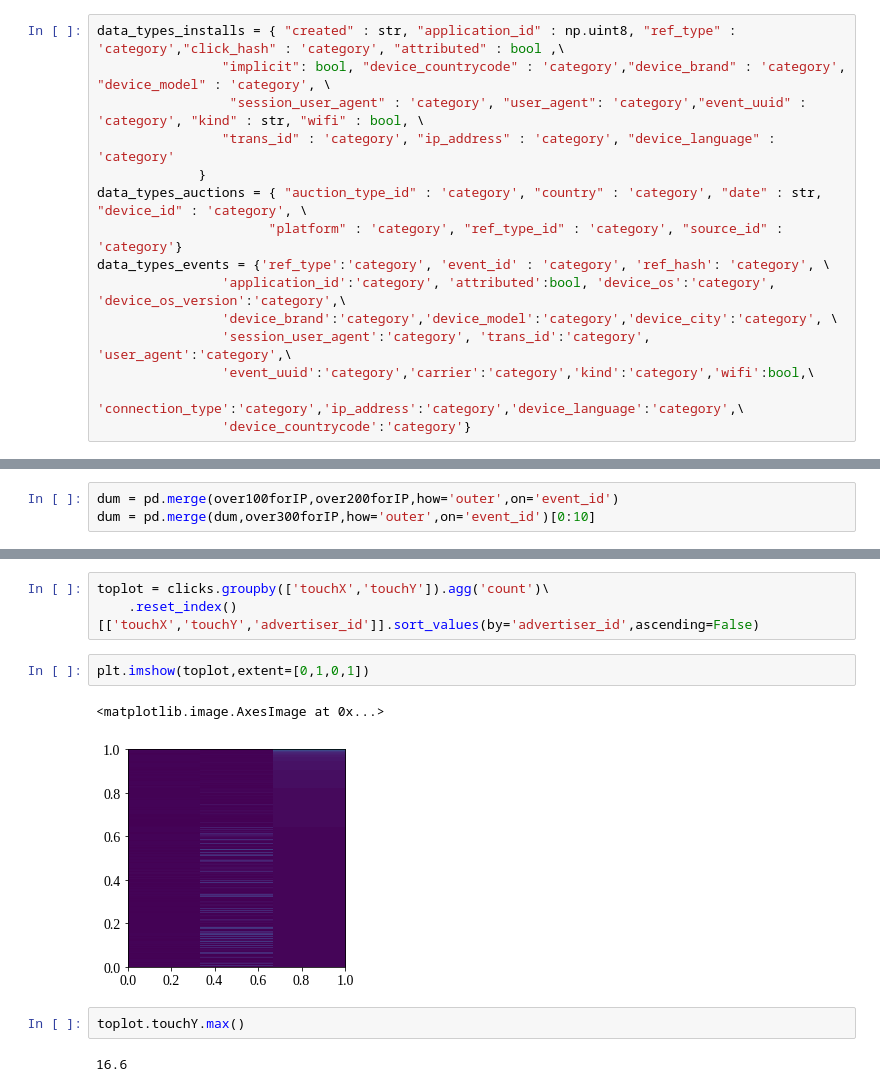
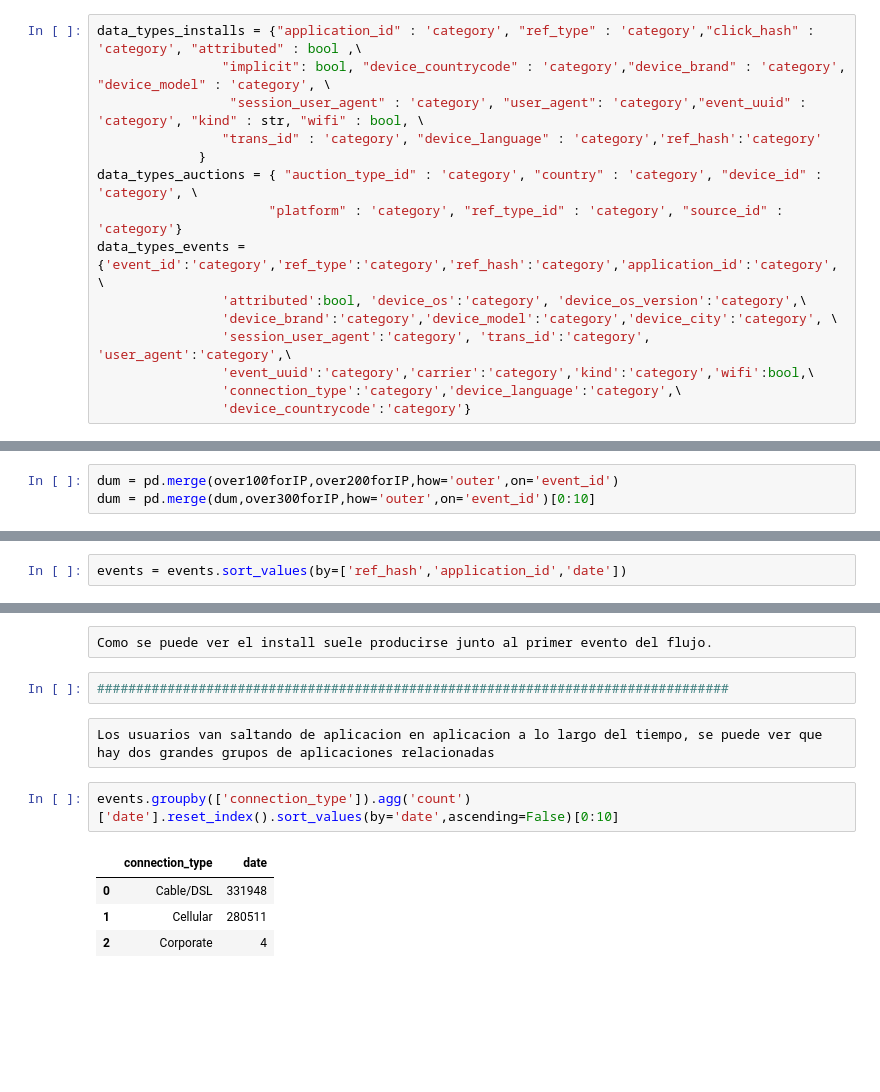
Before and after one commit to freedocx/7506Jampp, a Jupyter notebook: AnalisisExploratorio.ipynb, the cells around one changed output, grey strips where cells are left out. Drawn from its saved outputs; the diff is of its cells as text; blank space fills up the shorter version.

```diff
--- a/AnalisisExploratorio.ipynb
+++ b/AnalisisExploratorio.ipynb
@@ -34,17 +46,17 @@ folder = os.getcwd()
 # %% [markdown]
 #### Carga de datos
 # %%
-data_types_installs = { "created" : str, "application_id" : np.uint8, "ref_type" : 'category',"click_hash" : 'category', "attributed" : bool ,\
+data_types_installs = {"application_id" : 'category', "ref_type" : 'category',"click_hash" : 'category', "attributed" : bool ,\
                 "implicit": bool, "device_countrycode" : 'category',"device_brand" : 'category', "device_model" : 'category', \
                  "session_user_agent" : 'category', "user_agent": 'category',"event_uuid" : 'category', "kind" : str, "wifi" : bool, \
-                "trans_id" : 'category', "ip_address" : 'category', "device_language" : 'category'
+                "trans_id" : 'category', "device_language" : 'category','ref_hash':'category'
              }
-data_types_auctions = { "auction_type_id" : 'category', "country" : 'category', "date" : str, "device_id" : 'category', \
+data_types_auctions = { "auction_type_id" : 'category', "country" : 'category', "device_id" : 'category', \
                       "platform" : 'category', "ref_type_id" : 'category', "source_id" : 'category'}
-data_types_events = {'ref_type':'category', 'event_id' : 'category', 'ref_hash': 'category', \
-                'application_id':'category', 'attributed':bool, 'device_os':'category', 'device_os_version':'category',\
+data_types_events = {'event_id':'category','ref_type':'category','ref_hash':'category','application_id':'category', \
+                'attributed':bool, 'device_os':'category', 'device_os_version':'category',\
                 'device_brand':'category','device_model':'category','device_city':'category', \
                 'session_user_agent':'category', 'trans_id':'category', 'user_agent':'category',\
                 'event_uuid':'category','carrier':'category','kind':'category','wifi':bool,\
-                'connection_type':'category','ip_address':'category','device_language':'category',\
+                'connection_type':'category','device_language':'category',\
                 'device_countrycode':'category'}
@@ -316,0 +378,2 @@ clicks.touchY = clicks.touchY.apply(lambda x: round(x,1))
+# %%
+events = events.sort_values(by=['ref_hash','application_id','date'])
@@ -317,12 +426,13 @@ clicks.touchY = clicks.touchY.apply(lambda x: round(x,1))
+# %% [raw]
+Como se puede ver el install suele producirse junto al primer evento del flujo.
+# %%
+#################################################################################
+# %% [raw]
+Los usuarios van saltando de aplicacion en aplicacion a lo largo del tiempo, se puede ver que hay dos grandes grupos de aplicaciones relacionadas
 # %%
-toplot = clicks.groupby(['touchX','touchY']).agg('count')\
-    .reset_index()[['touchX','touchY','advertiser_id']].sort_values(by='advertiser_id',ascending=False)
+events.groupby(['connection_type']).agg('count')['date'].reset_index().sort_values(by='date',ascending=False)[0:10]
+# %% [output]
+|  | connection_type | date |
+| 0 | Cable/DSL | 331948 |
+| 1 | Cellular | 280511 |
+| 2 | Corporate | 4 |
-# %%
-plt.imshow(toplot,extent=[0,1,0,1])
-# %% [output]
-<matplotlib.image.AxesImage at 0x...>
-[figure, removed]
-# %%
-toplot.touchY.max()
-# %% [output]
-16.6
```
Also changed, not shown: parts of 79 cells of this notebook, 1 other file.
